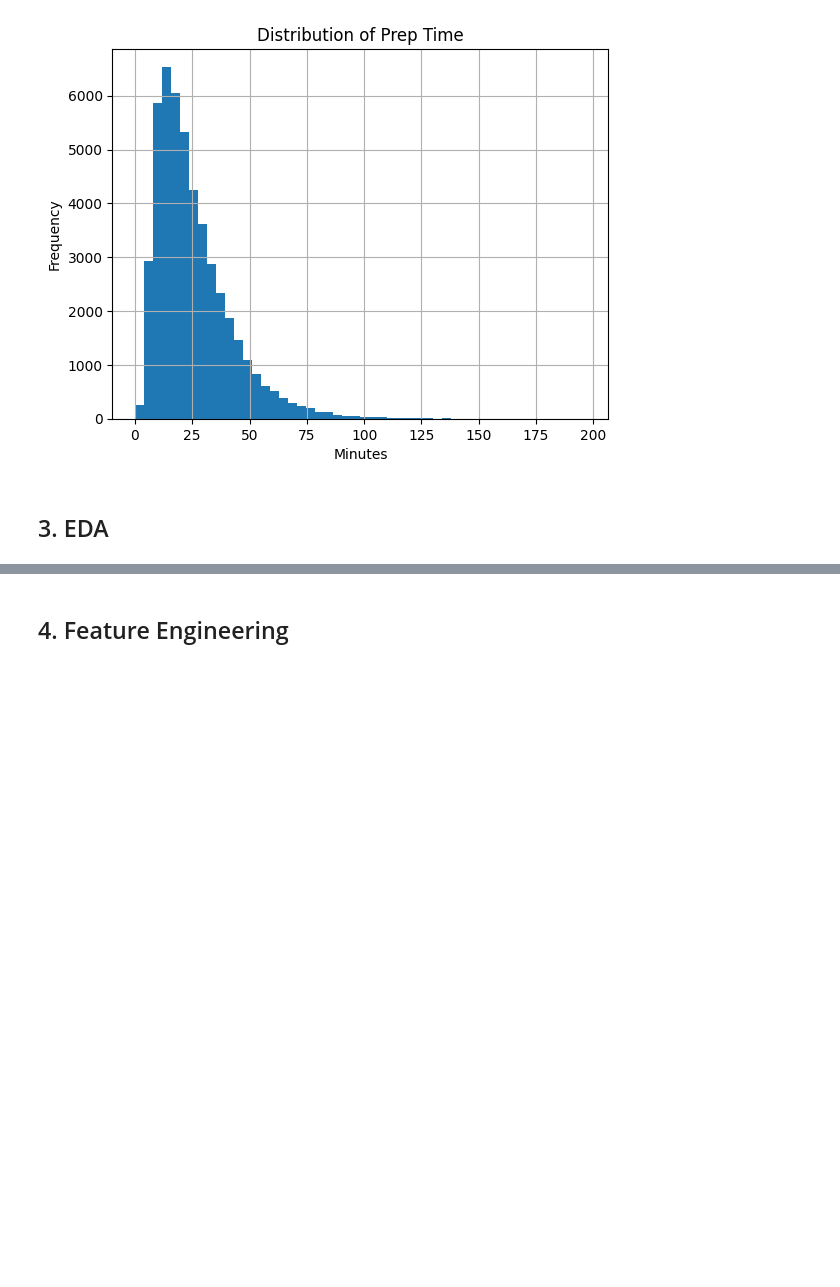
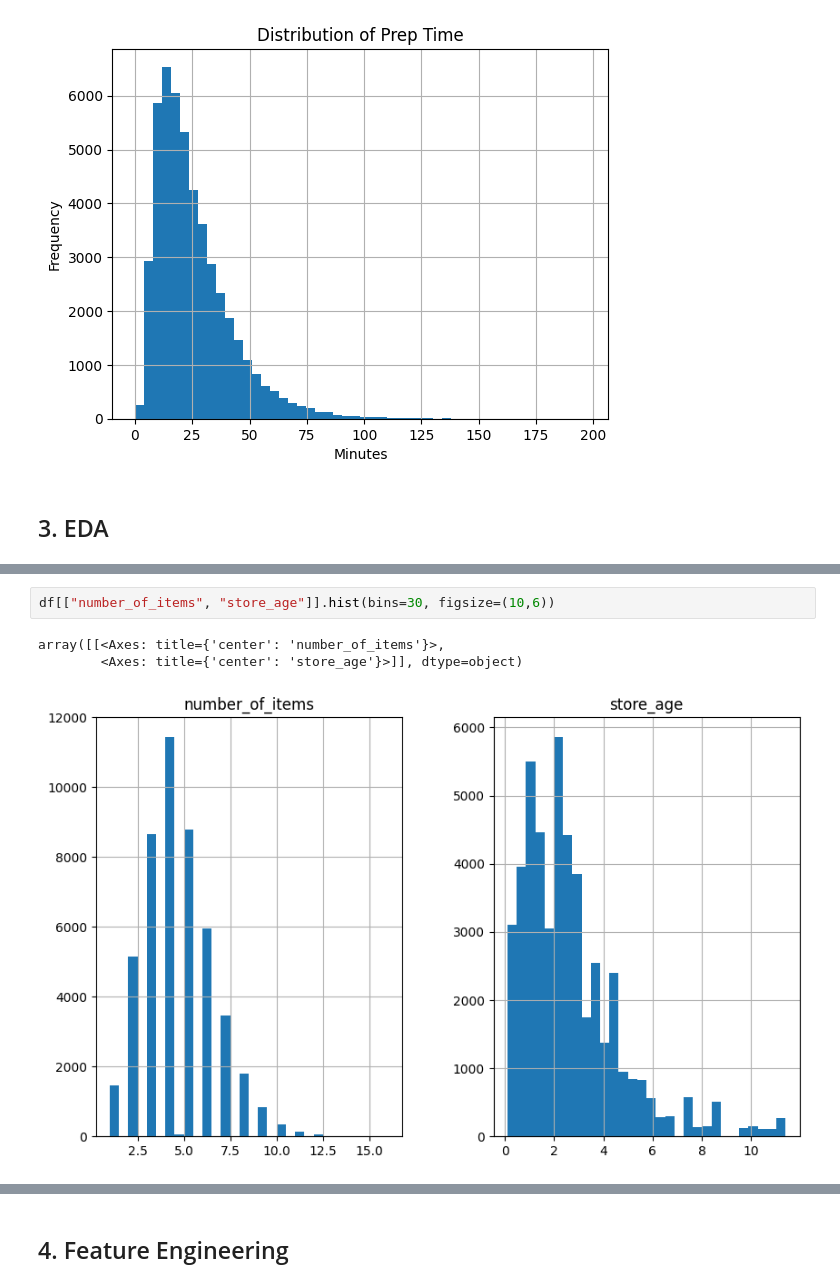
Before and after one commit to raghadkibrahim/food_prep_prediction, a Jupyter notebook: 01_data_cleaning.ipynb, the cells around one changed output, grey strips where cells are left out. Cells and saved outputs as stored; diff of their text form; blank space fills up the shorter version.

```diff
--- a/01_data_cleaning.ipynb
+++ b/01_data_cleaning.ipynb
@@ -611,0 +640,6 @@ plt.show()
+# %%
+df[["number_of_items", "store_age"]].hist(bins=30, figsize=(10,6))
+# %% [output]
+array([[<Axes: title={'center': 'number_of_items'}>,
+        <Axes: title={'center': 'store_age'}>]], dtype=object)
+[figure, added]
```
Also changed, not shown: parts of 14 cells of this notebook, 1 other file.
